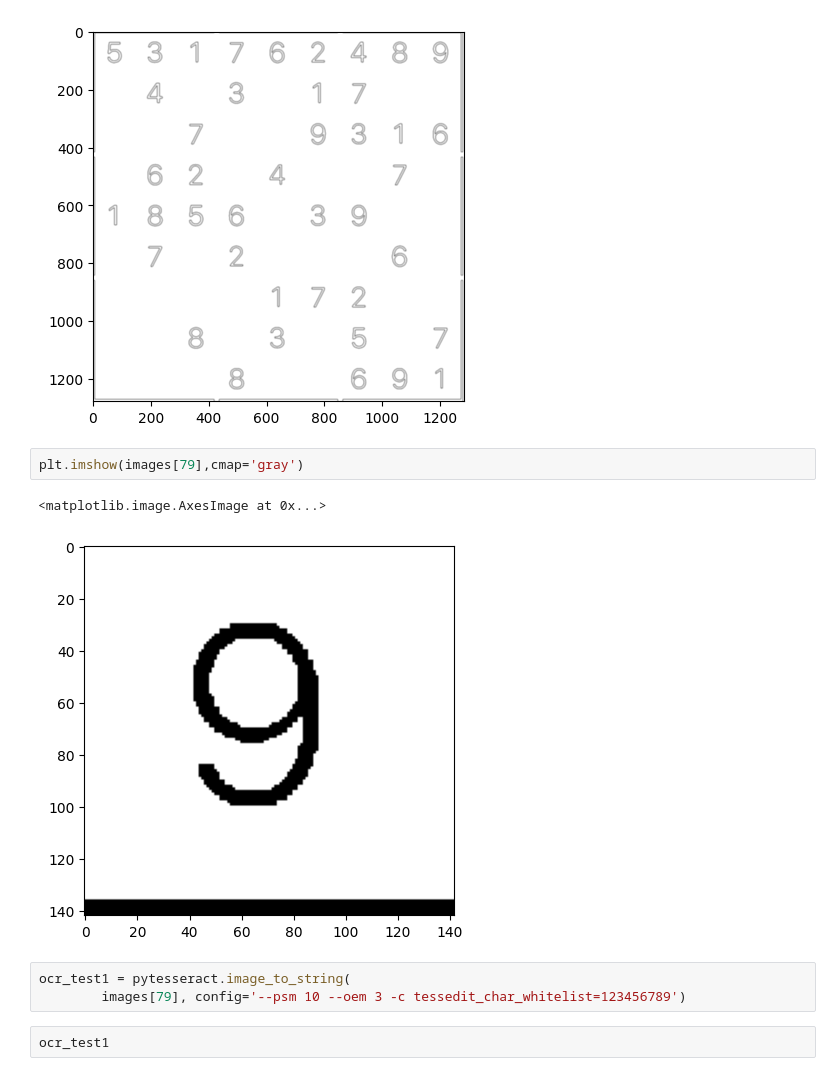
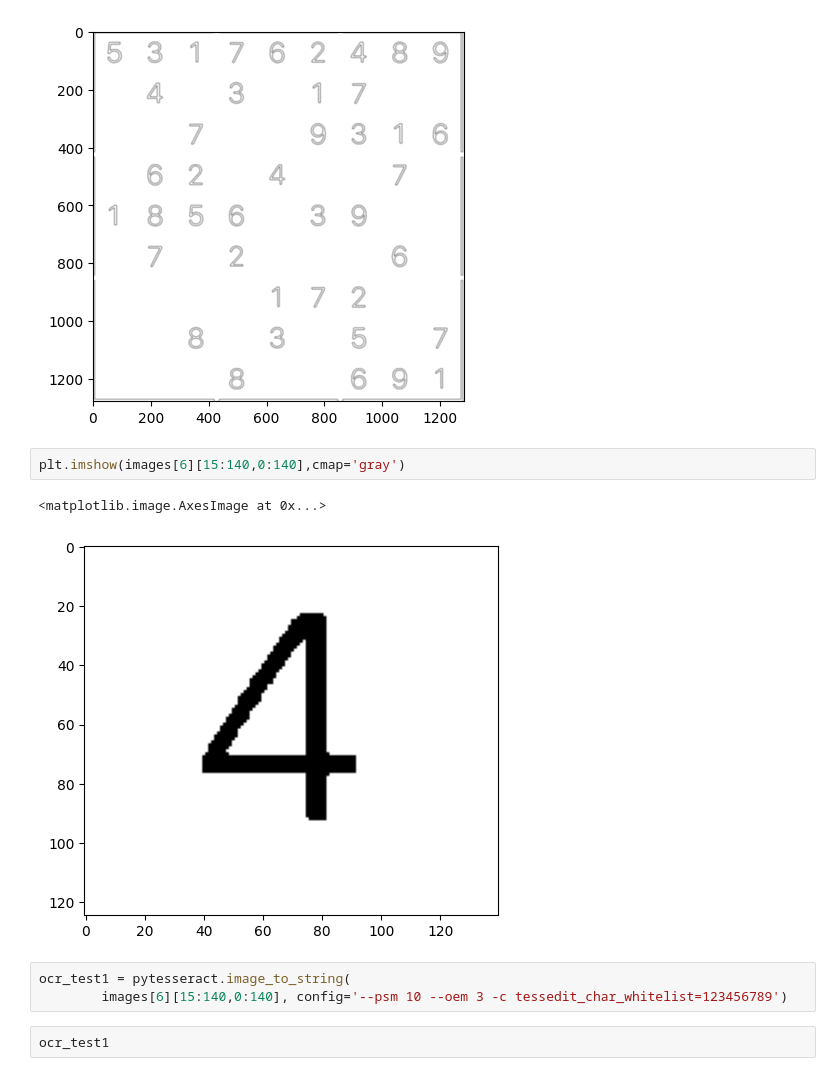
Before and after one commit to AldonaSwirad/graph-coloring, a Jupyter notebook: Notebooki/OCR_test.ipynb, the cells around one changed output. Saved outputs shown, nothing was run; the diff lists cells and outputs as text.

```diff
--- a/Notebooki/OCR_test.ipynb
+++ b/Notebooki/OCR_test.ipynb
@@ -125,13 +125,13 @@ plt.imshow(sharpening_test, cmap='gray')
 <matplotlib.image.AxesImage at 0x...>
 [figure]
 # %%
-plt.imshow(images[79],cmap='gray')
+plt.imshow(images[6][15:140,0:140],cmap='gray')
 # %% [output]
 <matplotlib.image.AxesImage at 0x...>
-[figure, old version]
+[figure, new version]
 # %%
 ocr_test1 = pytesseract.image_to_string(
-        images[79], config='--psm 10 --oem 3 -c tessedit_char_whitelist=123456789')
+        images[6][15:140,0:140], config='--psm 10 --oem 3 -c tessedit_char_whitelist=123456789')
 # %%
 ocr_test1
 # %% [output]
```
Also changed, not shown: 13 other files.
